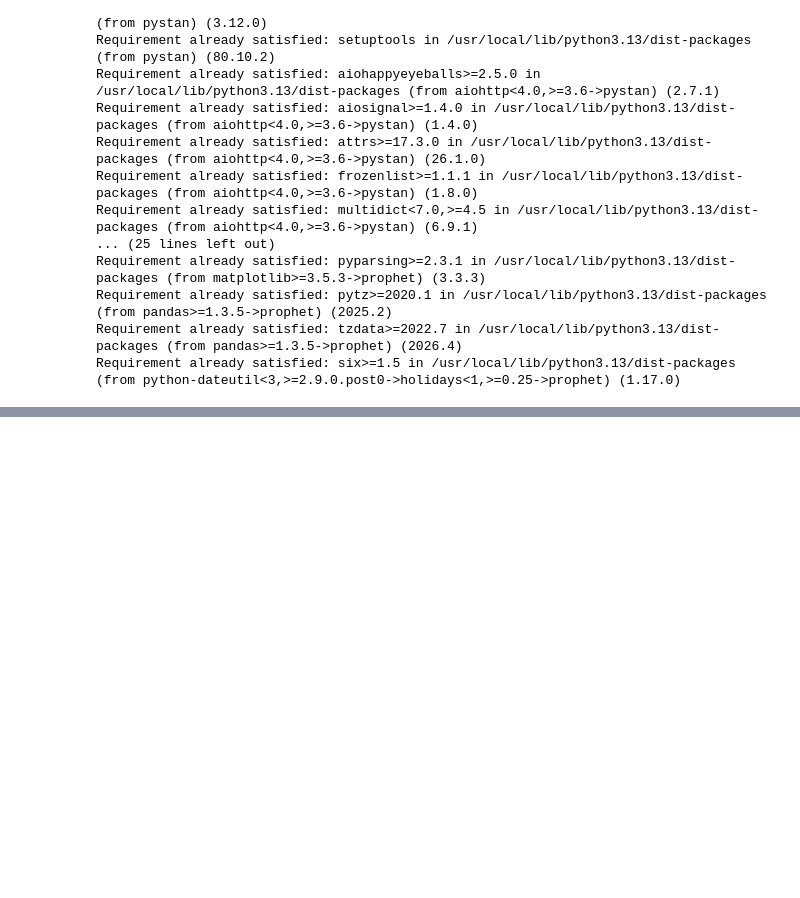
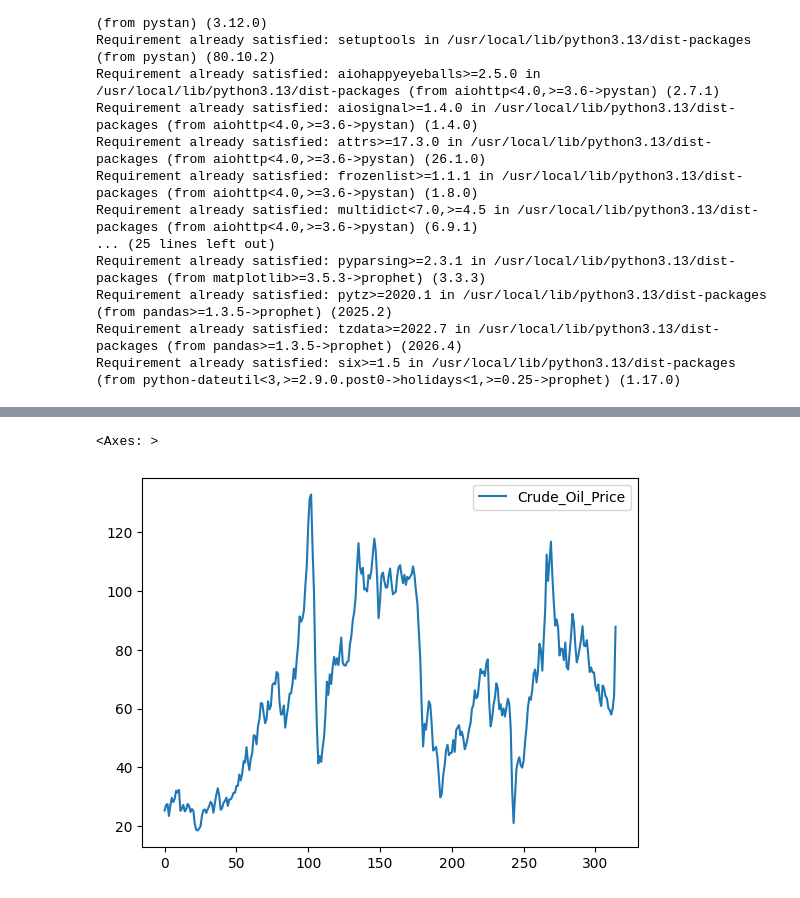
Before and after one commit to Girawale-Sanket/Time-Series-Assignment, a Jupyter notebook: FB_Prophet.ipynb, the cells around one changed output, grey strips where cells are left out. Saved outputs shown, nothing was run; the diff lists cells and outputs as text; code cells hidden in the pictures; blank space fills up the shorter version.

Commit message:
Checking the Prediction Graph

```diff
--- a/FB_Prophet.ipynb
+++ b/FB_Prophet.ipynb
@@ -23,0 +29,2 @@ Requirement already satisfied: six>=1.5 in /usr/local/lib/python3.13/dist-packag
+# %%
+data= pd.read_csv('/content/Oil.csv')
@@ -23,0 +54,5 @@ Requirement already satisfied: six>=1.5 in /usr/local/lib/python3.13/dist-packag
+# %%
+data.plot()
+# %% [output]
+<Axes: >
+[figure, added]
```
Also changed, not shown: parts of 20 cells of this notebook.
